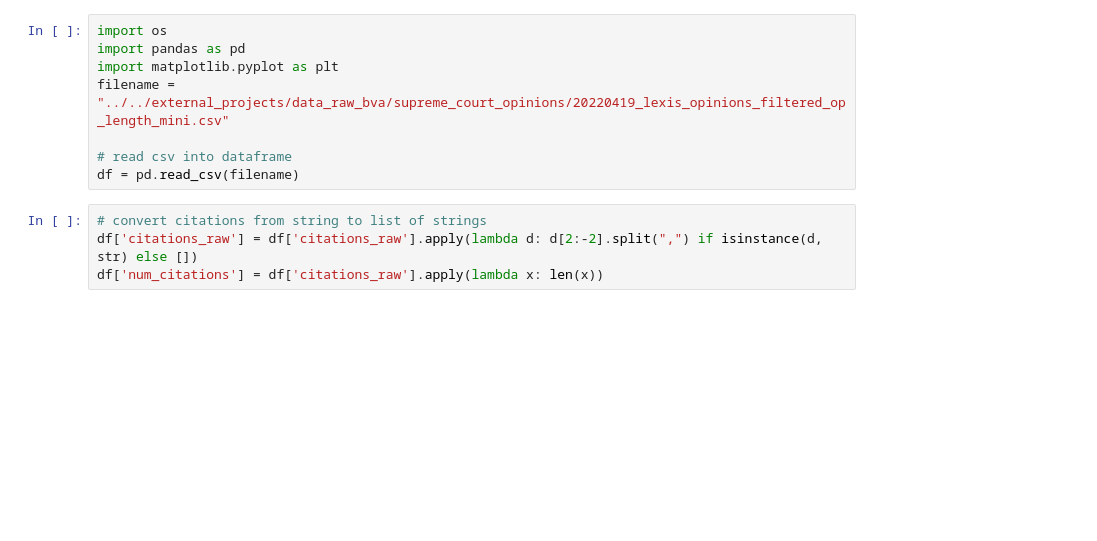
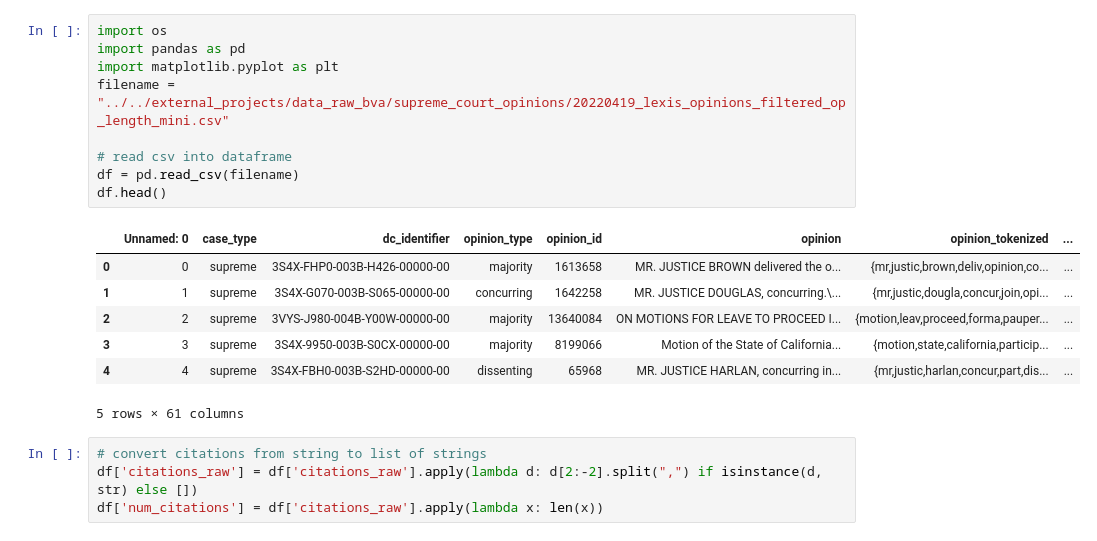
Before and after one commit to ottozastrow/co-cite, a Jupyter notebook: data_analysis/raw_data_analysis.ipynb, the cells around one changed output. Drawn from its saved outputs; the diff is of its cells as text; blank space fills up the shorter version.

```diff
--- a/data_analysis/raw_data_analysis.ipynb
+++ b/data_analysis/raw_data_analysis.ipynb
@@ -1,11 +1,20 @@
 # %%
 import os
 import pandas as pd
 import matplotlib.pyplot as plt
 filename = "../../external_projects/data_raw_bva/supreme_court_opinions/20220419_lexis_opinions_filtered_op_length_mini.csv"
 
 # read csv into dataframe
 df = pd.read_csv(filename)
+df.head()
+# %% [output]
+|  | Unnamed: 0 | case_type | dc_identifier | opinion_type | opinion_id | opinion | opinion_tokenized | ... |
+| 0 | 0 | supreme | 3S4X-FHP0-003B-H426-00000-00 | majority | 1613658 | MR. JUSTICE BROWN delivered the o... | {mr,justic,brown,deliv,opinion,co... | ... |
+| 1 | 1 | supreme | 3S4X-G070-003B-S065-00000-00 | concurring | 1642258 | MR. JUSTICE DOUGLAS, concurring.\... | {mr,justic,dougla,concur,join,opi... | ... |
+| 2 | 2 | supreme | 3VYS-J980-004B-Y00W-00000-00 | majority | 13640084 | ON MOTIONS FOR LEAVE TO PROCEED I... | {motion,leav,proceed,forma,pauper... | ... |
+| 3 | 3 | supreme | 3S4X-9950-003B-S0CX-00000-00 | majority | 8199066 | Motion of the State of California... | {motion,state,california,particip... | ... |
+| 4 | 4 | supreme | 3S4X-FBH0-003B-S2HD-00000-00 | dissenting | 65968 | MR. JUSTICE HARLAN, concurring in... | {mr,justic,harlan,concur,part,dis... | ... |
+5 rows × 61 columns
 # %%
 # convert citations from string to list of strings
 df['citations_raw'] = df['citations_raw'].apply(lambda d: d[2:-2].split(",") if isinstance(d, str) else [])
```
Also changed, not shown: parts of 2 cells of this notebook, 9 other files.
